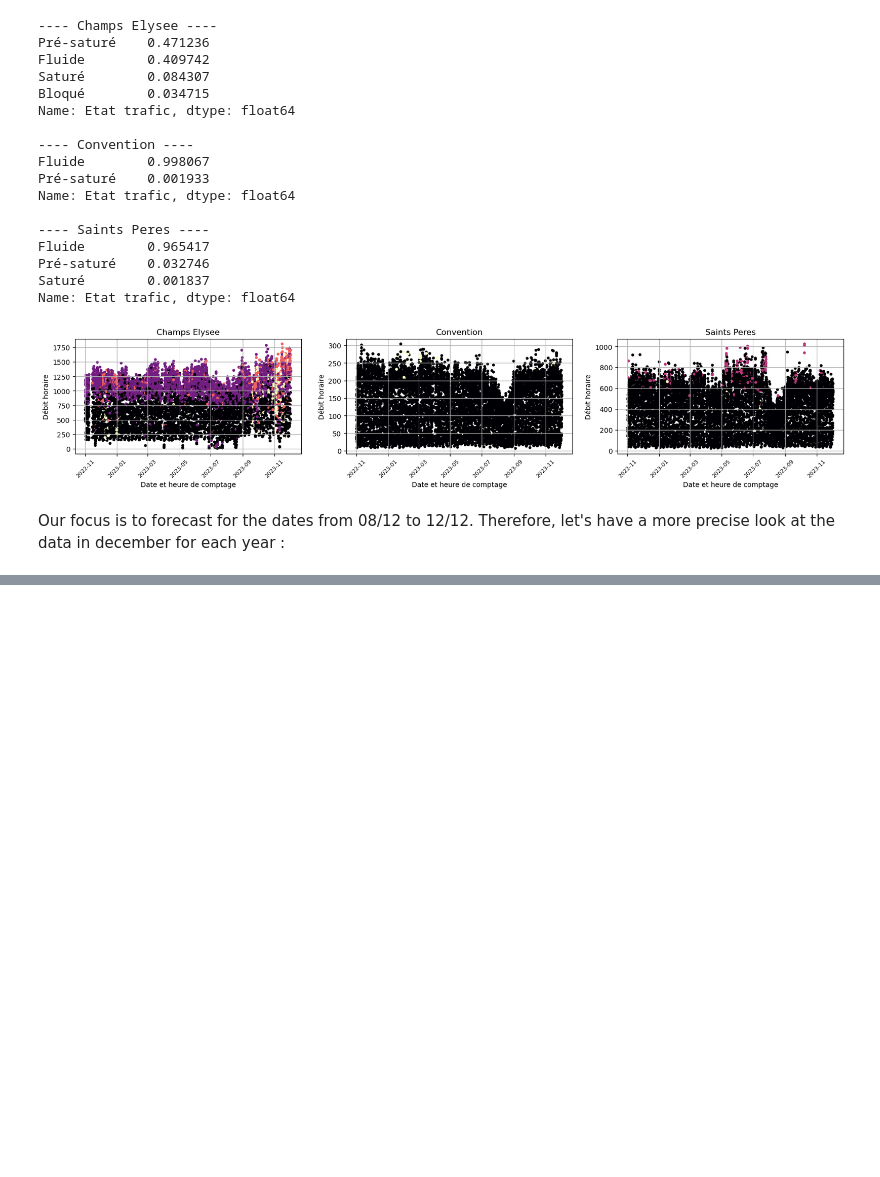
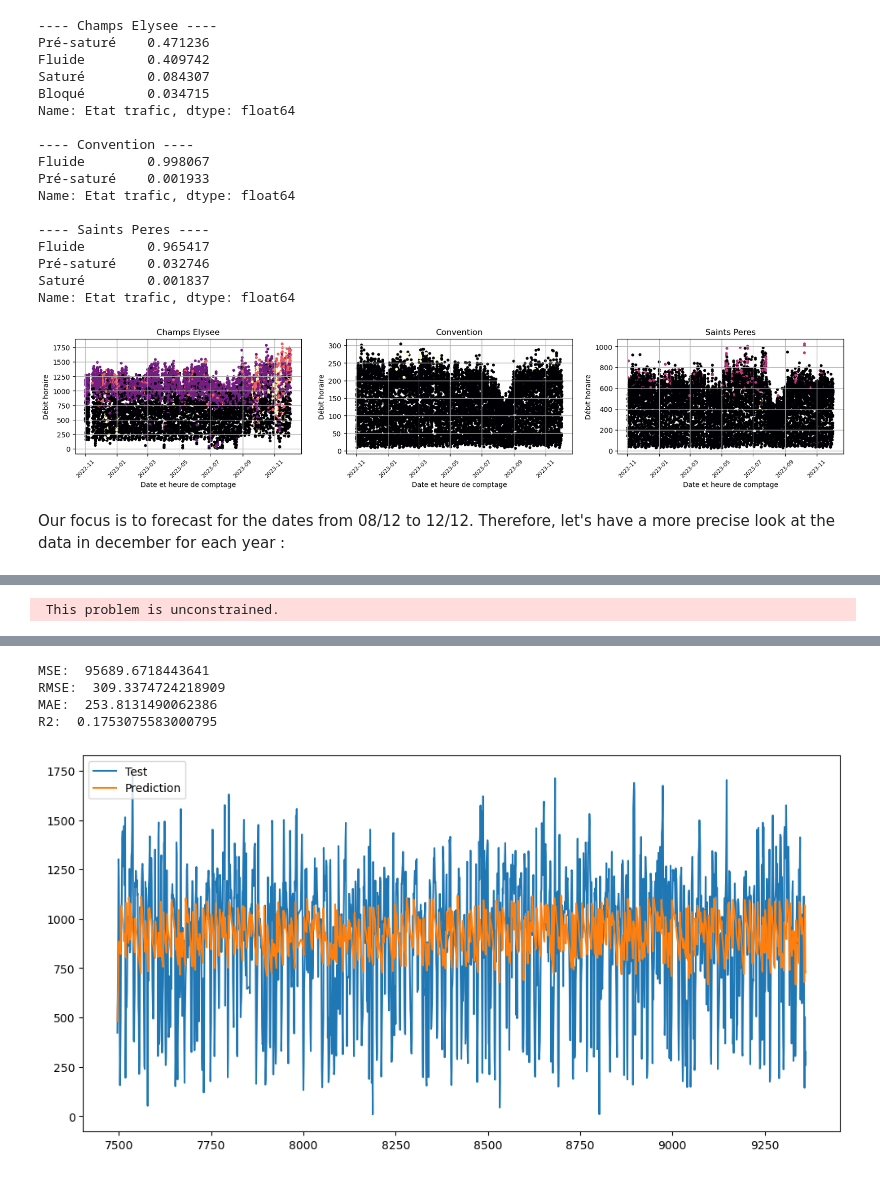
Before and after one commit to DIlyess/DatathonBCGX, a Jupyter notebook: forecasting.ipynb, the cells around one changed output, grey strips where cells are left out. Drawn from its saved outputs; the diff is of its cells as text; code cells hidden in the pictures; blank space fills up the shorter version.

```diff
--- a/forecasting.ipynb
+++ b/forecasting.ipynb
@@ -238,0 +335,65 @@ Name: Etat trafic, dtype: float64
+# %%
+# Let's use Seasonal Autoregressive Integrated Moving Average (SARIMA) to predict the traffic flow
+# We will use the library statsmodels to do that
+# We will use the function SARIMAX to predict the traffic flow
+# SARIMAX is an extension of the SARIMA model that also includes exogenous variables (exogenous variables are external variables that affect the time series but are not affected by it)
+# Example of exogenous variables: the weather, the day of the week, the month, the year, etc.
+# We will use the columns 'Year', 'Month', 'Day', 'Hour' as exogenous variables
+# We will use the column 'Etat trafic' as endogenous variable
+# We will use the column 'Débit horaire' as endogenous variable
+# We will use the column 'Taux d'occupation' as endogenous variable
+
+
+# Let's create a function that will generalize the SARIMAX model for all the dataframes
+def sarimax_model(df, n):
+    # Let's split the data into train and test sets
+    train = df[: int(0.8 * len(df))]
+    test = df[int(0.8 * len(df)) :]
+
+    # Let's create the exogenous variable
+    exog_train = train[["Year", "Month", "Day", "Hour"]]
+    exog_test = test[["Year", "Month", "Day", "Hour"]]
+
+    # Let's create the endogenous variable
+    endog_train = train["Débit horaire"]
+    endog_test = test["Débit horaire"]
+
+    # Let's fit the model
+    model = SARIMAX(endog=endog_train, exog=exog_train, order=(1, 0, 0), trend_offset=n)
+    model_fit = model.fit()
+
+    # Let's make the prediction
+    y_pred = model_fit.predict(
+        start=len(endog_train),
+        end=len(endog_train) + len(endog_test) - 1,
+        exog=exog_test,
+    )
+
+    # Let's calculate the mean squared error
+    mse = mean_squared_error(endog_test, y_pred)
+    print("MSE: ", mse)
+
+    rmse = np.sqrt(mse)
+    print("RMSE: ", rmse)
+
+    # Let's calculate the mean absolute error
+    mae = mean_absolute_error(endog_test, y_pred)
+    print("MAE: ", mae)
+
+    # Let's calculate the R2 score
+    r2 = r2_score(endog_test, y_pred)
+    print("R2: ", r2)
+
+    # Let's plot the prediction
+    plt.figure(figsize=(12, 6))
+    plt.plot(endog_test.index, endog_test, label="Test")
+    plt.plot(endog_test.index, y_pred, label="Prediction")
+    plt.legend(loc="upper left")
+    plt.show()
+
+    return model_fit, mse, mae, r2
+
+
+model_champs, mse_champs, mae_champs, r2_champs = sarimax_model(df_champs, 3)
+# %% [output]
+ This problem is unconstrained.
@@ -238,0 +417,5 @@ Name: Etat trafic, dtype: float64
+MSE:  95689.6718443641
+RMSE:  309.3374724218909
+MAE:  253.8131490062386
+R2:  0.1753075583000795
+[figure, added]
```
Also changed, not shown: parts of 11 cells of this notebook.
